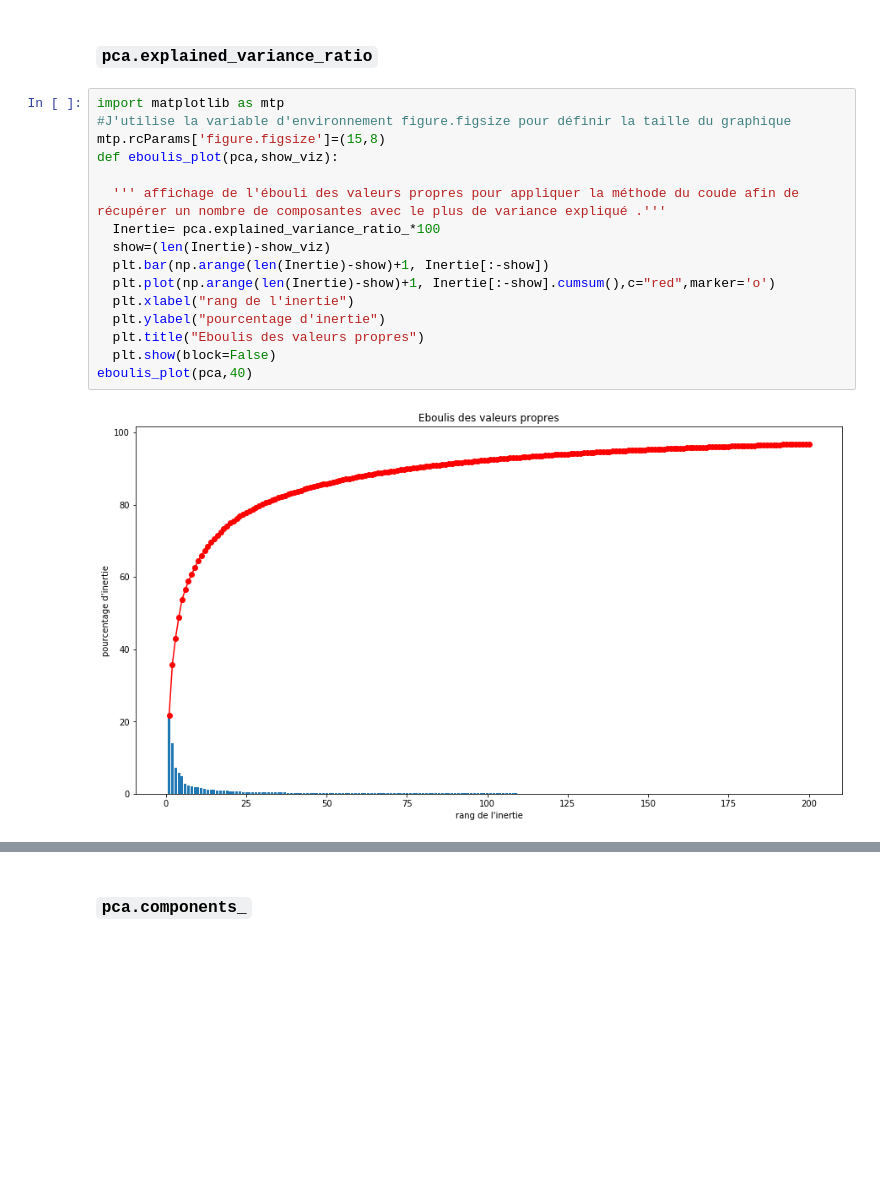
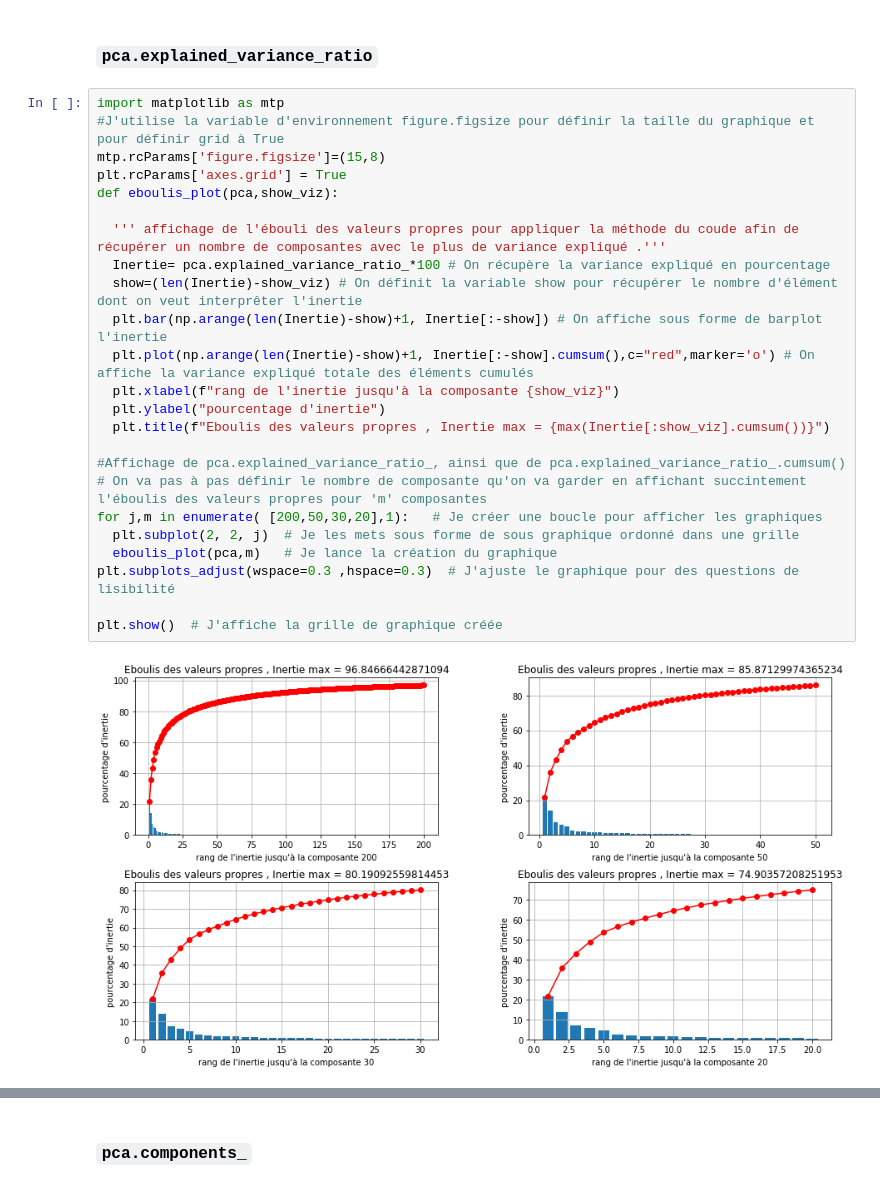
Before and after one commit to campusplage/compte-rendus-bobo_florian__seck_omar, a Jupyter notebook: TP2_sklearn.ipynb, the cells around one changed output, grey strips where cells are left out. Drawn from its saved outputs; the diff is of its cells as text; blank space fills up the shorter version.

```diff
--- a/TP2_sklearn.ipynb
+++ b/TP2_sklearn.ipynb
@@ -370,19 +371,27 @@ Dans cette section, vous allez étudier certains paramètres appris par l'ACP, l
 ### `pca.explained_variance_ratio`
 # %%
 import matplotlib as mtp
-#J'utilise la variable d'environnement figure.figsize pour définir la taille du graphique
+#J'utilise la variable d'environnement figure.figsize pour définir la taille du graphique et pour définir grid à True
 mtp.rcParams['figure.figsize']=(15,8)
+plt.rcParams['axes.grid'] = True
 def eboulis_plot(pca,show_viz):
 
   ''' affichage de l'ébouli des valeurs propres pour appliquer la méthode du coude afin de récupérer un nombre de composantes avec le plus de variance expliqué .'''
-  Inertie= pca.explained_variance_ratio_*100
-  show=(len(Inertie)-show_viz)
-  plt.bar(np.arange(len(Inertie)-show)+1, Inertie[:-show])
-  plt.plot(np.arange(len(Inertie)-show)+1, Inertie[:-show].cumsum(),c="red",marker='o')
-  plt.xlabel("rang de l'inertie")
+  Inertie= pca.explained_variance_ratio_*100 # On récupère la variance expliqué en pourcentage
+  show=(len(Inertie)-show_viz) # On définit la variable show pour récupérer le nombre d'élément dont on veut interprêter l'inertie
+  plt.bar(np.arange(len(Inertie)-show)+1, Inertie[:-show]) # On affiche sous forme de barplot l'inertie
+  plt.plot(np.arange(len(Inertie)-show)+1, Inertie[:-show].cumsum(),c="red",marker='o') # On affiche la variance expliqué totale des éléments cumulés
+  plt.xlabel(f"rang de l'inertie jusqu'à la composante {show_viz}")
   plt.ylabel("pourcentage d'inertie")
-  plt.title("Eboulis des valeurs propres")
-  plt.show(block=False)
-eboulis_plot(pca,40)
+  plt.title(f"Eboulis des valeurs propres , Inertie max = {max(Inertie[:show_viz].cumsum())}")
+
+#Affichage de pca.explained_variance_ratio_, ainsi que de pca.explained_variance_ratio_.cumsum()
+# On va pas à pas définir le nombre de composante qu'on va garder en affichant succintement l'éboulis des valeurs propres pour 'm' composantes
+for j,m in enumerate( [200,50,30,20],1):   # Je créer une boucle pour afficher les graphiques
+  plt.subplot(2, 2, j)  # Je les mets sous forme de sous graphique ordonné dans une grille
+  eboulis_plot(pca,m)   # Je lance la création du graphique
+plt.subplots_adjust(wspace=0.3 ,hspace=0.3)  # J'ajuste le graphique pour des questions de lisibilité
+
+plt.show()  # J'affiche la grille de graphique créée
 # %% [output]
-[figure, old version]
+[figure, new version]
```
Also changed, not shown: parts of 5 cells of this notebook.
